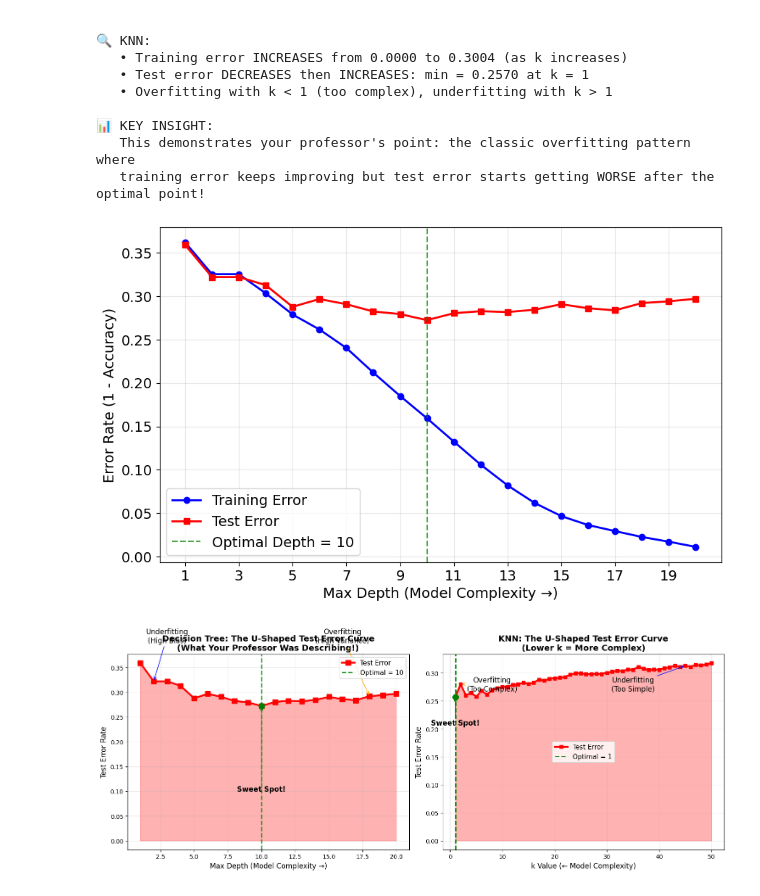
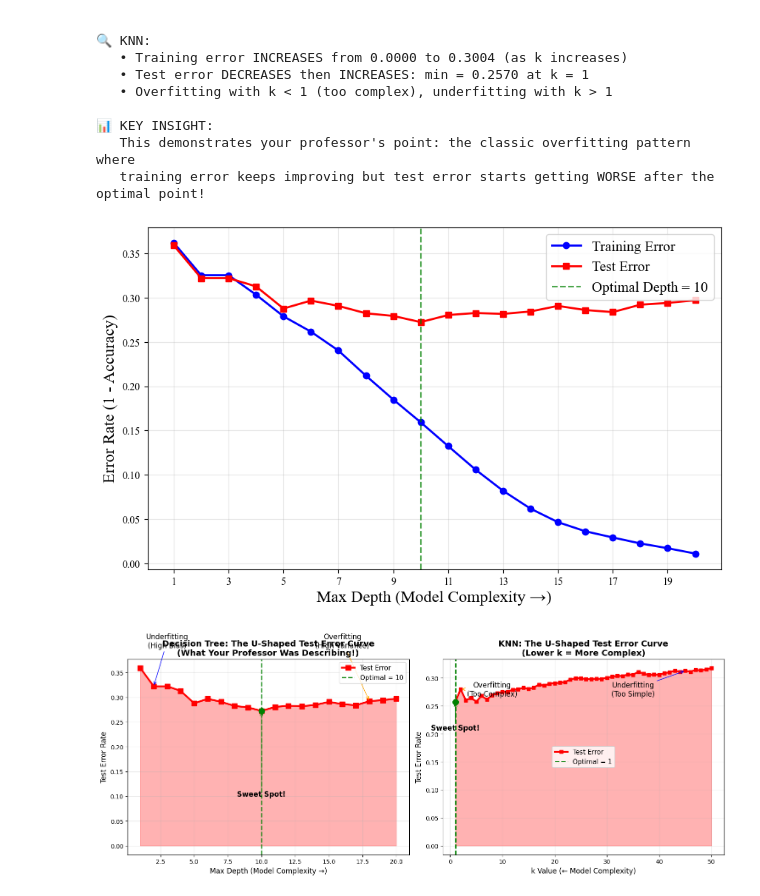
Before and after one commit to Voltzz9/ml441_assignments, a Jupyter notebook: assign2/code/Analysis.ipynb, the cells around one changed output. Saved outputs shown, nothing was run; the diff lists cells and outputs as text; code cells hidden in the pictures.

Commit message:
Work more on report results

```diff
--- a/assign2/code/Analysis.ipynb
+++ b/assign2/code/Analysis.ipynb
@@ -646,23 +648,8 @@ Cover_Type
    macro avg       0.81      0.86      0.83    174304
 weighted avg       0.90      0.90      0.90    174304
 # %%
-
-
 # Scale the features for KNN (important for distance-based algorithms)
 scaler = StandardScaler()
 X_train_scaled = scaler.fit_transform(X_train)
 X_test_scaled = scaler.transform(X_test)
-
-# Basic KNN model first
-knn_basic = KNeighborsClassifier(n_neighbors=5)
-knn_basic.fit(X_train_scaled, y_train)
-
-# Basic predictions and evaluation
-y_pred_basic = knn_basic.predict(X_test_scaled)
-basic_accuracy = accuracy_score(y_test, y_pred_basic)
-print(f"Basic KNN (k=5) Accuracy: {basic_accuracy:.4f}")
-
-# Print classification report for basic model
-print("\nBasic KNN Classification Report:")
-print(classification_report(y_test, y_pred_basic))
 # %% [output]
@@ -818,3 +790,6 @@ Target count for minority classes: 5309
 ✅ Model trained on SMOTETomek-balanced training data
 ✅ Hyperparameter tuning used SMOTETomek only on training folds
 ✅ Validation was performed on original unbalanced data
+# %%
+# manually define optimal kNN
+optimal_knn = KNeighborsClassifier(n_neighbors=3, metric='manhattan', weights='distance')
@@ -2144,12 +2226,16 @@ Summary Table - KNN Performance across different K values:
 fig, ax1 = plt.subplots(figsize=(10, 6))
 
 # Increase font sizes for IEEE format
-plt.rcParams.update({'font.size': 14})  # Base font size
+plt.rcParams.update({'font.size': 14, 'font.family': 'serif', 'font.serif': ['Times New Roman']})  # Base font size
 
 ax1.plot(k_values, train_accuracies, 'b-o', label='Training Accuracy', linewidth=3, markersize=8)
 ax1.plot(k_values, test_accuracies, 'r-s', label='Test Accuracy', linewidth=3, markersize=8)
-ax1.set_xlabel('K Value', fontsize=16)
-ax1.set_ylabel('Accuracy', fontsize=16)
+ax1.set_xlabel('K Value', fontsize=16, fontname='Times New Roman')
+ax1.set_ylabel('Accuracy', fontsize=16, fontname='Times New Roman')
+# Force Times New Roman for ticks
+for label in ax1.get_xticklabels() + ax1.get_yticklabels():
+    label.set_fontname('Times New Roman')
+
 ax1.legend(fontsize=14, loc='best')
 ax1.grid(True, alpha=0.3)
 ax1.set_xticks(k_values[::2])
@@ -2421,27 +2507,33 @@ OVERFITTING ANALYSIS SUMMARY
 # %%
 # just plot plot 1
 # Plot 1: Decision Tree - Training vs Test ERROR (the classic view)
 # define plots
 fig, ax1 = plt.subplots(figsize=(10, 6))
 
-plt.rcParams.update({'font.size': 14})  # Base font size
+plt.rcParams.update({'font.size': 14, 'font.family': 'serif', 'font.serif': ['Times New Roman']})  # Base font size
+
 ax1.plot(max_depths, dt_train_errors, 'b-o', label='Training Error', linewidth=2, markersize=6)
 ax1.plot(max_depths, dt_test_errors, 'r-s', label='Test Error', linewidth=2, markersize=6)
 ax1.axvline(x=optimal_depth, color='green', linestyle='--', alpha=0.7, label=f'Optimal Depth = {optimal_depth}')
-ax1.set_xlabel('Max Depth (Model Complexity →)')
-ax1.set_ylabel('Error Rate (1 - Accuracy)')
-ax1.legend()
+ax1.set_xlabel('Max Depth (Model Complexity →)', fontsize=16, fontname='Times New Roman')
+ax1.set_ylabel('Error Rate (1 - Accuracy)', fontsize=16, fontname='Times New Roman')
+
+# Force Times New Roman for ticks
+for label in ax1.get_xticklabels() + ax1.get_yticklabels():
+    label.set_fontname('Times New Roman')
+
+ax1.legend(fontsize=14, loc='best')
 ax1.grid(True, alpha=0.3)
 ax1.set_xticks(range(1, 21, 2))
 # savefig
 plt.savefig('../plots/dt_training_vs_test_error.pdf', bbox_inches='tight', dpi=300)
 # show
 plt.show()
 
 # Reset font parameters to default
 plt.rcParams.update(plt.rcParamsDefault)
 # %% [output]
-[figure, old version]
+[figure, new version]
 # %%
 # Create a focused plot showing the U-shaped test error curve that your professor emphasized
 fig, (ax1, ax2) = plt.subplots(1, 2, figsize=(15, 6))
```
Also changed, not shown: parts of 15 cells of this notebook, 8 other files.
